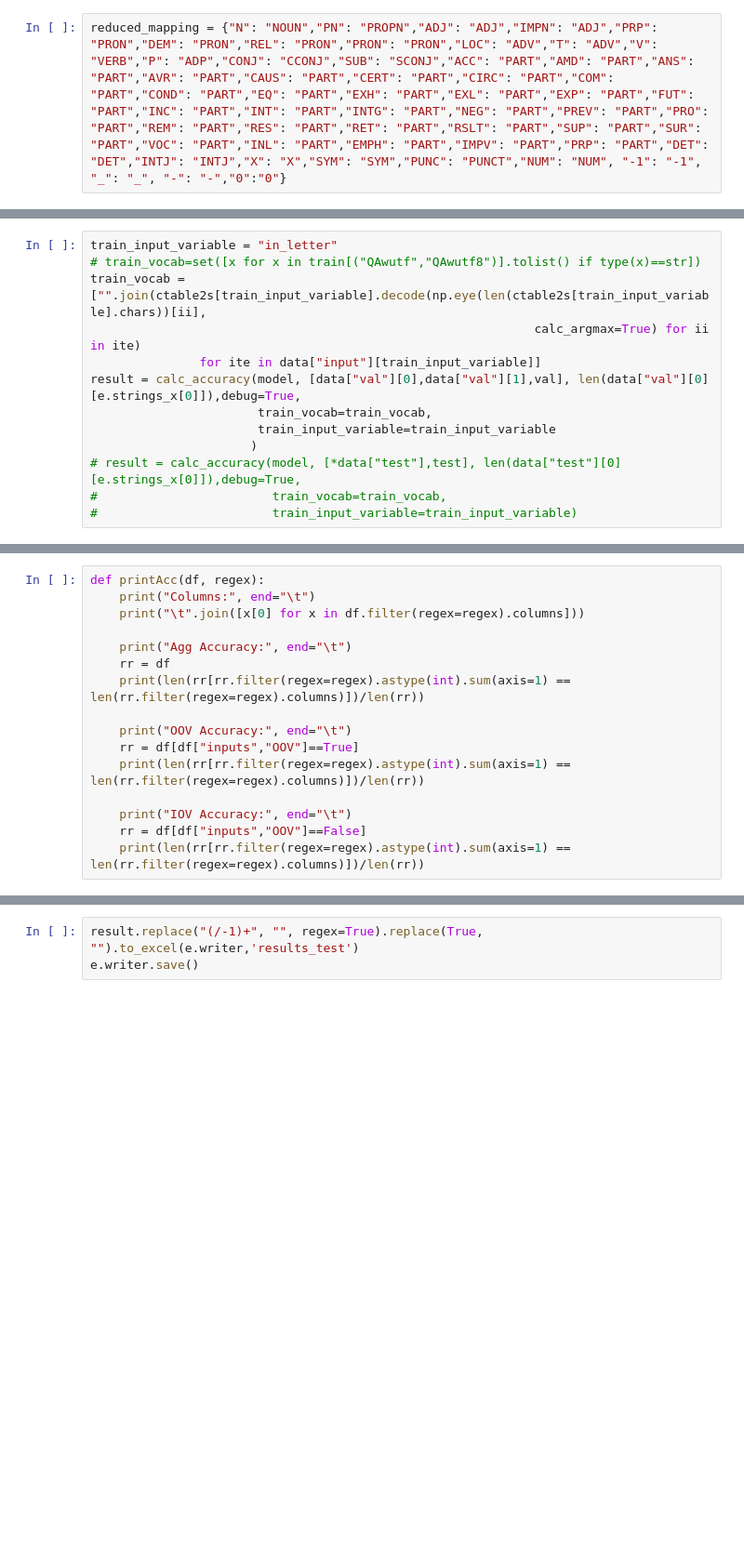
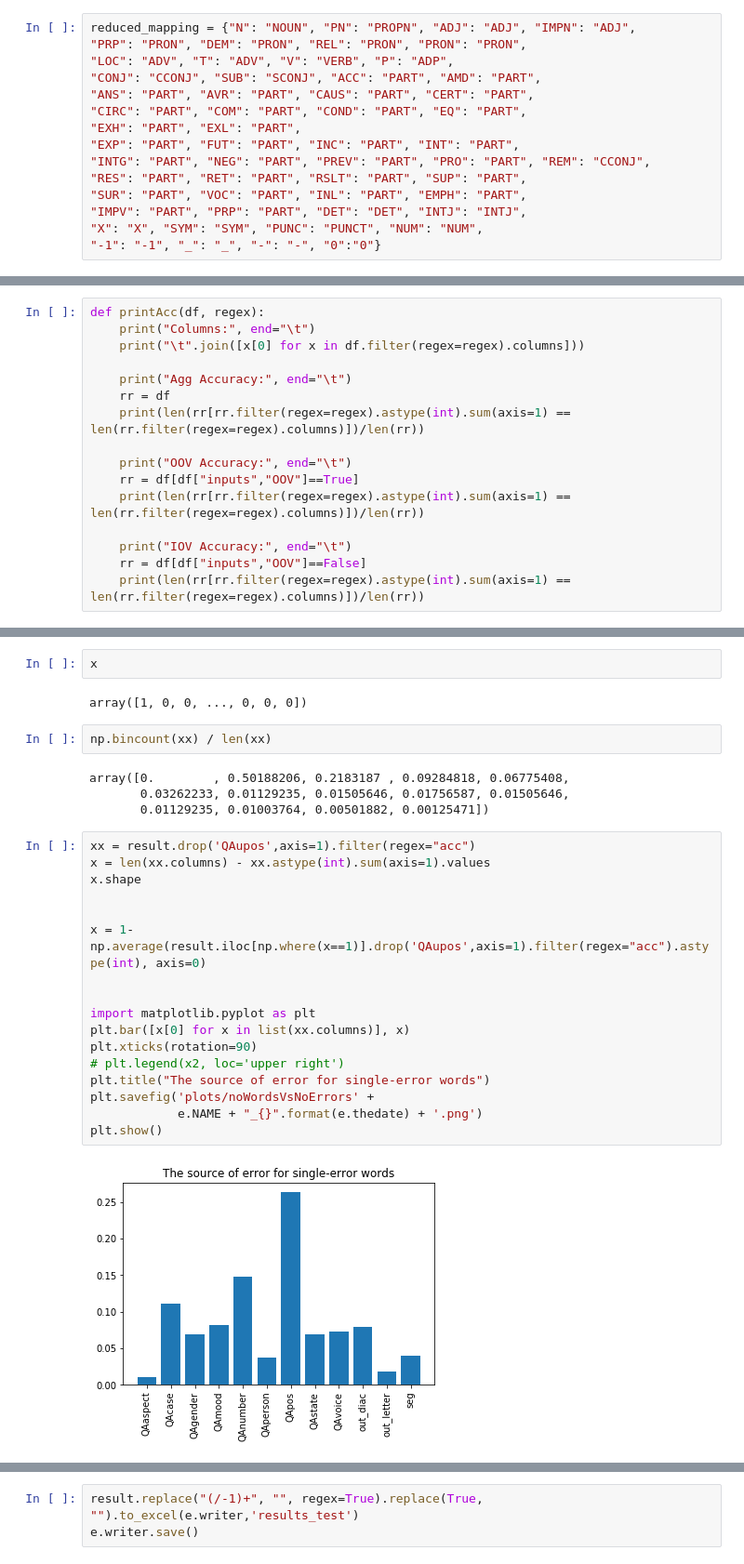
Before and after one commit to aosaimy/sawaref-rnn, a Jupyter notebook: Fullv4.5-ENCH.ipynb, the cells around one changed output, grey strips where cells are left out. Shown at 93% size. Cells and saved outputs as stored; diff of their text form; blank space fills up the shorter version.

```diff
--- a/Fullv4.5-ENCH.ipynb
+++ b/Fullv4.5-ENCH.ipynb
@@ -1375,2 +1856,15 @@ if not e.LOAD_MODEL:
 # %%
-reduced_mapping = {"N": "NOUN","PN": "PROPN","ADJ": "ADJ","IMPN": "ADJ","PRP": "PRON","DEM": "PRON","REL": "PRON","PRON": "PRON","LOC": "ADV","T": "ADV","V": "VERB","P": "ADP","CONJ": "CCONJ","SUB": "SCONJ","ACC": "PART","AMD": "PART","ANS": "PART","AVR": "PART","CAUS": "PART","CERT": "PART","CIRC": "PART","COM": "PART","COND": "PART","EQ": "PART","EXH": "PART","EXL": "PART","EXP": "PART","FUT": "PART","INC": "PART","INT": "PART","INTG": "PART","NEG": "PART","PREV": "PART","PRO": "PART","REM": "PART","RES": "PART","RET": "PART","RSLT": "PART","SUP": "PART","SUR": "PART","VOC": "PART","INL": "PART","EMPH": "PART","IMPV": "PART","PRP": "PART","DET": "DET","INTJ": "INTJ","X": "X","SYM": "SYM","PUNC": "PUNCT","NUM": "NUM", "-1": "-1", "_": "_", "-": "-","0":"0"}
+reduced_mapping = {"N": "NOUN", "PN": "PROPN", "ADJ": "ADJ", "IMPN": "ADJ",
+"PRP": "PRON", "DEM": "PRON", "REL": "PRON", "PRON": "PRON",
+"LOC": "ADV", "T": "ADV", "V": "VERB", "P": "ADP",
+"CONJ": "CCONJ", "SUB": "SCONJ", "ACC": "PART", "AMD": "PART",
+"ANS": "PART", "AVR": "PART", "CAUS": "PART", "CERT": "PART",
+"CIRC": "PART", "COM": "PART", "COND": "PART", "EQ": "PART",
+"EXH": "PART", "EXL": "PART",
+"EXP": "PART", "FUT": "PART", "INC": "PART", "INT": "PART",
+"INTG": "PART", "NEG": "PART", "PREV": "PART", "PRO": "PART", "REM": "CCONJ",
+"RES": "PART", "RET": "PART", "RSLT": "PART", "SUP": "PART",
+"SUR": "PART", "VOC": "PART", "INL": "PART", "EMPH": "PART",
+"IMPV": "PART", "PRP": "PART", "DET": "DET", "INTJ": "INTJ",
+"X": "X", "SYM": "SYM", "PUNC": "PUNCT", "NUM": "NUM",
+"-1": "-1", "_": "_", "-": "-", "0":"0"}
@@ -1417,16 +1871,3 @@ def calc_accuracy(model,mydata,data_length, debug=True,train_vocab=[], train_inp
-# %%
-train_input_variable = "in_letter"
-# train_vocab=set([x for x in train[("QAwutf","QAwutf8")].tolist() if type(x)==str])
-train_vocab = ["".join(ctable2s[train_input_variable].decode(np.eye(len(ctable2s[train_input_variable].chars))[ii],
-                                                             calc_argmax=True) for ii in ite)
-               for ite in data["input"][train_input_variable]]
-result = calc_accuracy(model, [data["val"][0],data["val"][1],val], len(data["val"][0][e.strings_x[0]]),debug=True,
-                       train_vocab=train_vocab,
-                       train_input_variable=train_input_variable
-                      )
-# result = calc_accuracy(model, [*data["test"],test], len(data["test"][0][e.strings_x[0]]),debug=True,
-#                        train_vocab=train_vocab,
-#                        train_input_variable=train_input_variable)
 # %%
 def getUPosTag(xx, reduced_mapping=None):
     return "/".join([reduced_mapping[x] for x in xx.split("/")]) if reduced_mapping is not None else ""
@@ -1473,0 +1999,29 @@ plt.show()
+# %%
+x
+# %% [output]
+array([1, 0, 0, ..., 0, 0, 0])
+# %%
+np.bincount(xx) / len(xx)
+# %% [output]
+array([0.        , 0.50188206, 0.2183187 , 0.09284818, 0.06775408,
+       0.03262233, 0.01129235, 0.01505646, 0.01756587, 0.01505646,
+       0.01129235, 0.01003764, 0.00501882, 0.00125471])
+# %%
+xx = result.drop('QAupos',axis=1).filter(regex="acc")
+x = len(xx.columns) - xx.astype(int).sum(axis=1).values
+x.shape
+
+
+x = 1- np.average(result.iloc[np.where(x==1)].drop('QAupos',axis=1).filter(regex="acc").astype(int), axis=0)
+
+
+import matplotlib.pyplot as plt
+plt.bar([x[0] for x in list(xx.columns)], x)
+plt.xticks(rotation=90)
+# plt.legend(x2, loc='upper right')
+plt.title("The source of error for single-error words")
+plt.savefig('plots/noWordsVsNoErrors' +
+            e.NAME + "_{}".format(e.thedate) + '.png')
+plt.show()
+# %% [output]
+[figure, added]
```
Also changed, not shown: parts of 107 cells of this notebook, 5 other files.
